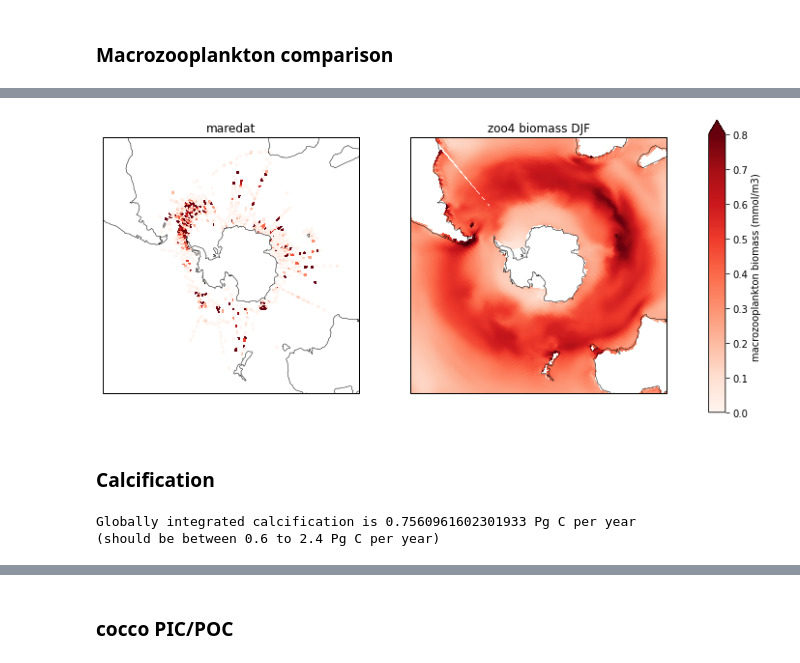
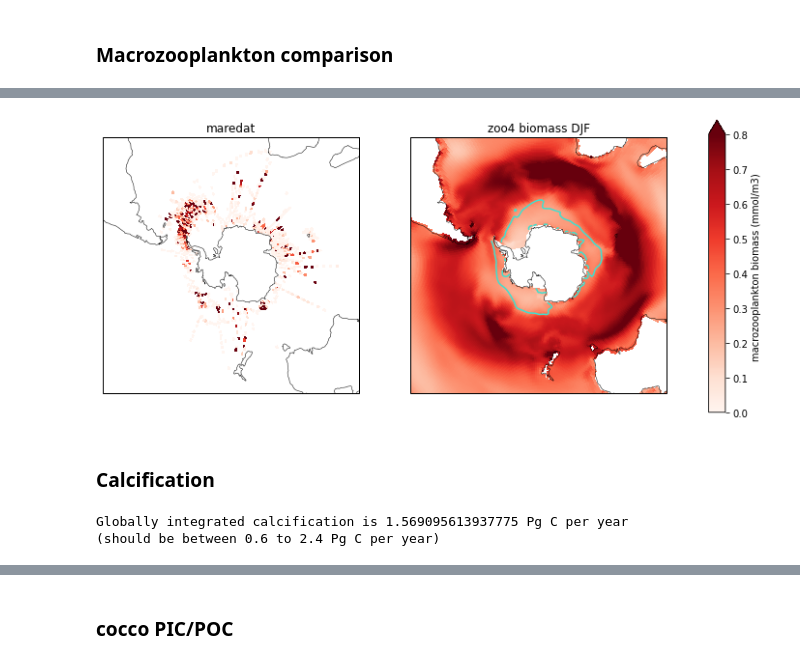
Before and after one commit to kristenkrumhardt/MARBL_4p4z, a Jupyter notebook: tuning_notebooks/MARBL_diagnostic_tune_x1_4p4z.001.ipynb, the cells around one changed output, grey strips where cells are left out. Drawn from its saved outputs; the diff is of its cells as text; code cells hidden in the pictures.

```diff
--- a/tuning_notebooks/MARBL_diagnostic_tune_x1_4p4z.001.ipynb
+++ b/tuning_notebooks/MARBL_diagnostic_tune_x1_4p4z.001.ipynb
@@ -23,5 +64,5 @@ from scipy import stats
 # %%
-start_yr = 35
+start_yr = 59
 num_years = 2
 endyr = start_yr + num_years
 case = 'g.e22a06.G1850ECOIAF.T62_g17.4p4z.001'
@@ -54,10 +95,10 @@ variables = ['sp_Fe_lim_surf','sp_P_lim_surf','sp_N_lim_surf',
              'coccoCaCO3','diatC', 'coccoC','spC','diazC','ALK','SALT',
              'PO4','Fe','NO3','SiO3','ALK',
             'zoo1C','zoo2C','zoo3C','zoo4C','x_graze_zoo1_zint','x_graze_zoo2_zint',
-            'x_graze_zoo3_zint','x_graze_zoo4_zint']
+            'x_graze_zoo3_zint','x_graze_zoo4_zint','IFRAC']
 coords = {'x':'TLONG','y':'TLAT'}
 # %%
-keepthese=['z_t','z_t_150m','time_bound','TAREA','PO4','Fe','NO3','SiO3','ALK','REGION_MASK'] + variables
+keepthese=['z_t','z_t_150m','time_bound','TAREA','REGION_MASK'] + variables
 keep_vars = keepthese +list(coords.values())+['dz','KMT']
 cesm_mon_ds = cesm_mon_ds.drop([v for v in cesm_mon_ds.variables if v not in keep_vars])
 # %%
@@ -853,0 +896,2 @@ fig.colorbar(pc, cax=cbar_ax,extend='max');
+# %%
+ifrac = cesm_mon_ds.IFRAC.isel(time=[11,0,1]).mean(dim='time') #.where(cesm_ann_ds.IFRAC > 0)
@@ -857,39 +932,53 @@ fig = plt.figure(figsize=(12,6))
 # obs -----------------------------------------------------------------
 ax = fig.add_subplot(1,2,1, projection=ccrs.SouthPolarStereo())
 
 ax.set_extent([-180, 180, -90, -30], ccrs.PlateCarree())
 
 ax.coastlines('110m',linewidth=0.5)
 ax.set_title('maredat')
 pc=ax.pcolormesh(maredat_macrozoo_ds.LONGITUDE, maredat_macrozoo_ds.LATITUDE,
                  maredat_macrozoo_ds.DJF_mean_top100m/12.011, #converting from mg/m3 to mmol/m3
                  vmin=0, vmax=1,
                  cmap='Reds',
                  transform=ccrs.PlateCarree())
 
 ########################
+tmp = cesm_mon_ds.zoo4C.isel(time=[11,0,1],z_t_150m=slice(0,10)).mean(dim='z_t_150m').mean(dim='time')
+lon,lat,field = adjust_pop_grid(lons, lats, tmp)
+
 sh = lats[:, 0] < 0
-lons_sh = lons[sh, :]
-lats_sh = lats[sh, :]
-tmp = cesm_mon_ds.zoo4C.isel(time=[11,0,1],z_t_150m=slice(0,10)).mean(dim='z_t_150m').mean(dim='time')
-field = tmp[sh, :]
+lons_sh = lon[sh, :]
+lats_sh = lat[sh, :]
+field = field[sh, :]
+
+lon,lat,field2 = adjust_pop_grid(lons, lats, ifrac)
+lons_sh2 = lon[sh, :]
+lats_sh2 = lat[sh, :]
+field2 = field2[sh, :]
 
 ax = fig.add_subplot(1,2,2, projection=ccrs.SouthPolarStereo())
 ax.set_extent([-180, 180, -90, -30], ccrs.PlateCarree())
 ax.set_title('zoo4 biomass DJF', fontsize=12)
 pc=ax.pcolormesh(lons_sh, lats_sh,
                  field,
                  vmin=0, vmax=0.8,
                  cmap='Reds',
                  transform=ccrs.PlateCarree())
+pci=ax.contour(lons_sh2, lats_sh2,
+                 field2,
+                 levels=[0.1],
+                 colors='turquoise',
+                 transform=ccrs.PlateCarree(), label='10% ice cover'
+              )
 
 ax.coastlines('110m',linewidth=0.5)
-
 fig.subplots_adjust(right=0.8)
 cbar_ax = fig.add_axes([0.85, 0.15, 0.02, 0.7])
 fig.colorbar(pc, cax=cbar_ax,extend='max', label='macrozooplankton biomass (mmol/m3)');
+# cbar_ax = fig.add_axes([0.95, 0.15, 0.02, 0.7])
+# fig.colorbar(pci, cax=cbar_ax,extend='max', label='IFRAC');
 # %% [output]
-[figure, old version]
+[figure, new version]
 # %% [markdown]
 ### Calcification
 # %%
@@ -901,7 +990,7 @@ ds_glb['CaCO3_PROD_zint'].values
 print('Globally integrated calcification is',ds_glb['CaCO3_PROD_zint'].values, 'Pg C per year')
 print('(should be between 0.6 to 2.4 Pg C per year)')
 # %% [output]
-Globally integrated calcification is 0.7560961602301933 Pg C per year
+Globally integrated calcification is 1.569095613937775 Pg C per year
 (should be between 0.6 to 2.4 Pg C per year)
 # %%
 #read in mean PIC
```
Also changed, not shown: parts of 34 cells of this notebook.
